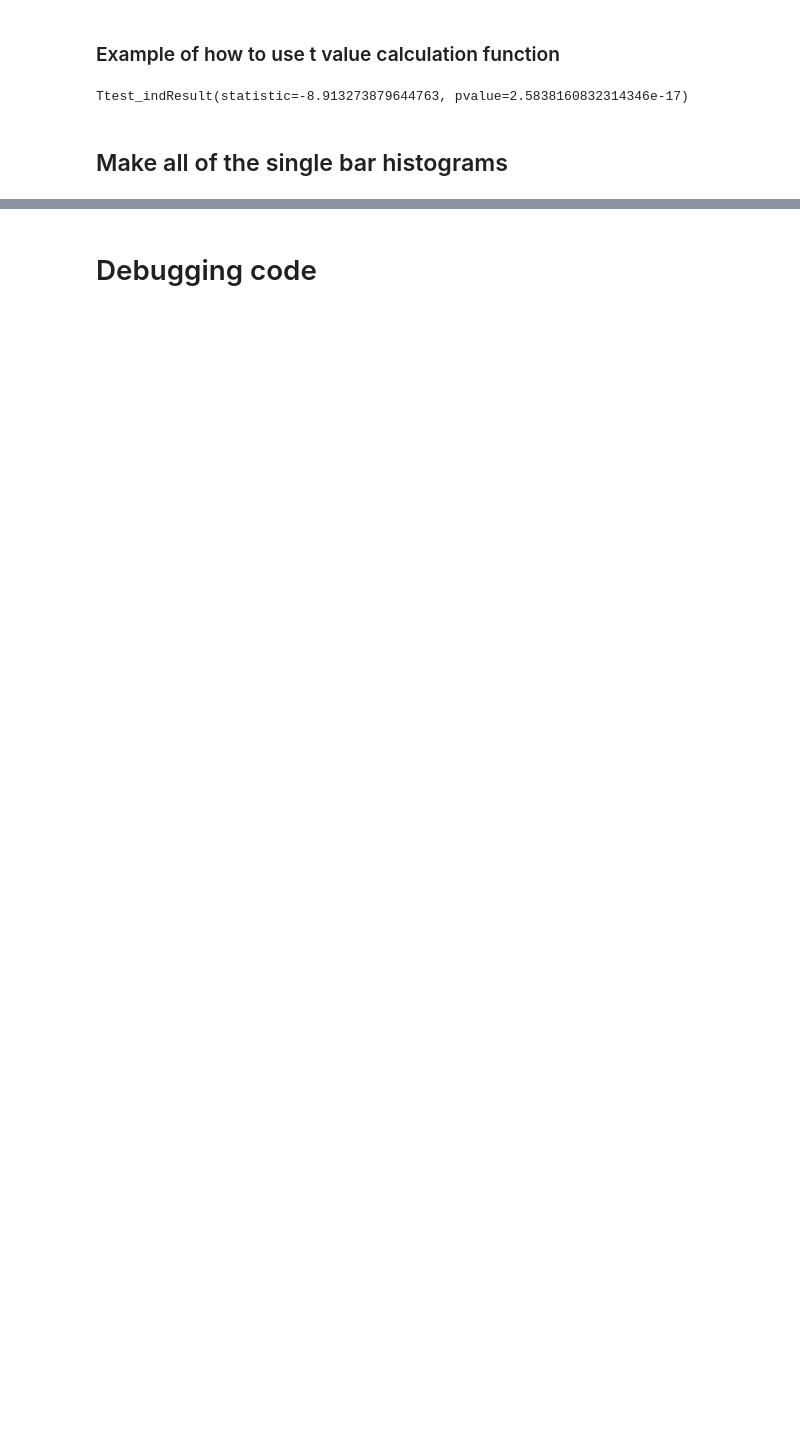
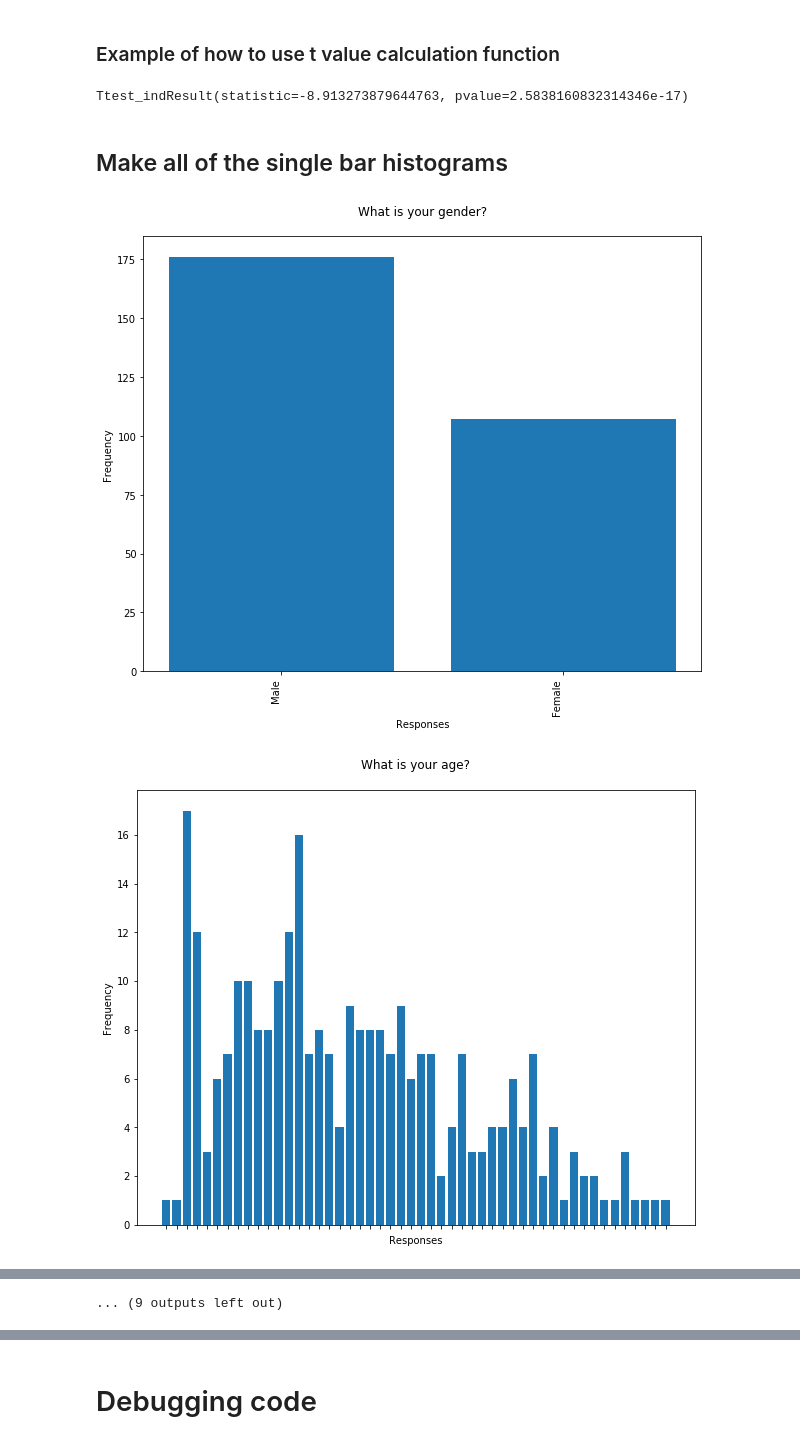
Before and after one commit to hwright-ucsb/ethics_study, a Jupyter notebook: notebooks/Analysis.ipynb, the cells around one changed output, grey strips where cells are left out. Cells and saved outputs as stored; diff of their text form; code cells hidden in the pictures; blank space fills up the shorter version.

```diff
--- a/notebooks/Analysis.ipynb
+++ b/notebooks/Analysis.ipynb
@@ -352,3 +499,14 @@ Ttest_indResult(statistic=-8.913273879644763, pvalue=2.5838160832314346e-17)
 disp_means = [True] * 22
 disp_means[0] = False; disp_means[0] = False; disp_means[1] = False; disp_means[2] = False; disp_means[3] = False; disp_means[4] = False
 disp_means = dict(zip(my_keys, disp_means))
+# %%
+
+for t in my_keys[0:6]:
+    create_histogram(data, t, column_mapping, text_mapping, prob=False, include_non_answers=False,
+                     show_mean=disp_means[t], show_full_title=True)
+for t in my_keys[6:len(my_keys)]:
+    create_histogram(data, t, column_mapping, text_mapping, prob=False, include_non_answers=False,
+                     show_mean=disp_means[t], show_full_title=False, short_titles=short_question_text)
+# %% [output]
+[figure, added]
+[figure, added]
@@ -354,0 +523 @@ disp_means = dict(zip(my_keys, disp_means))
+... (9 outputs left out)
```
Also changed, not shown: parts of 59 cells of this notebook, 5 other files.
